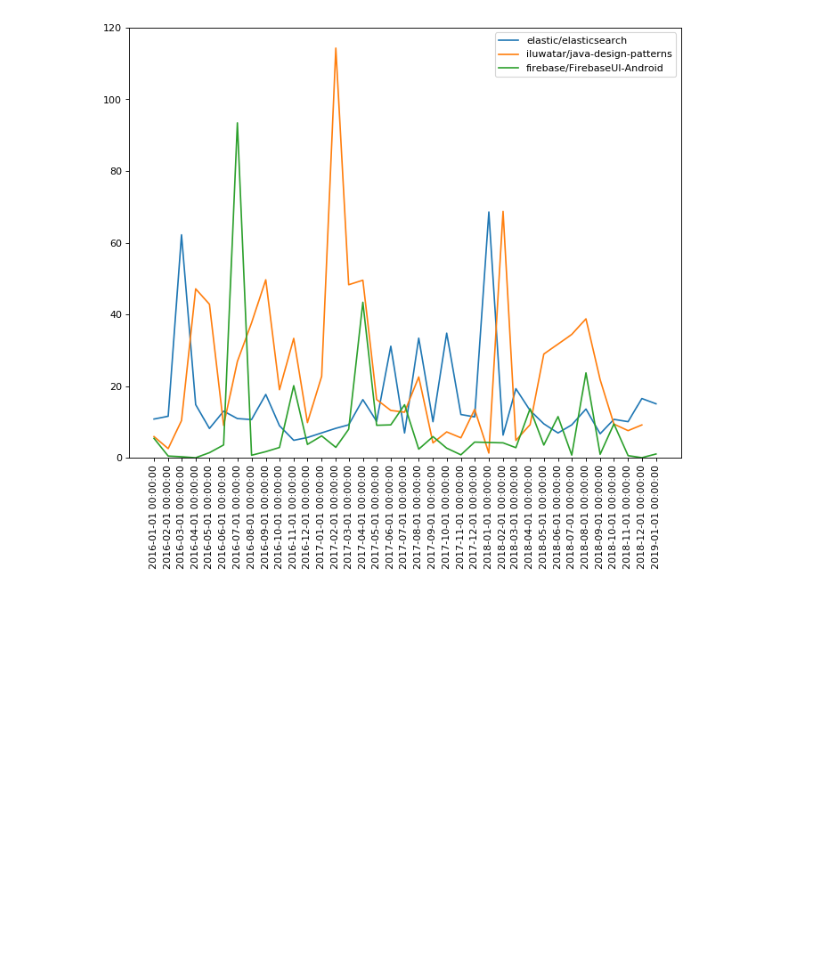
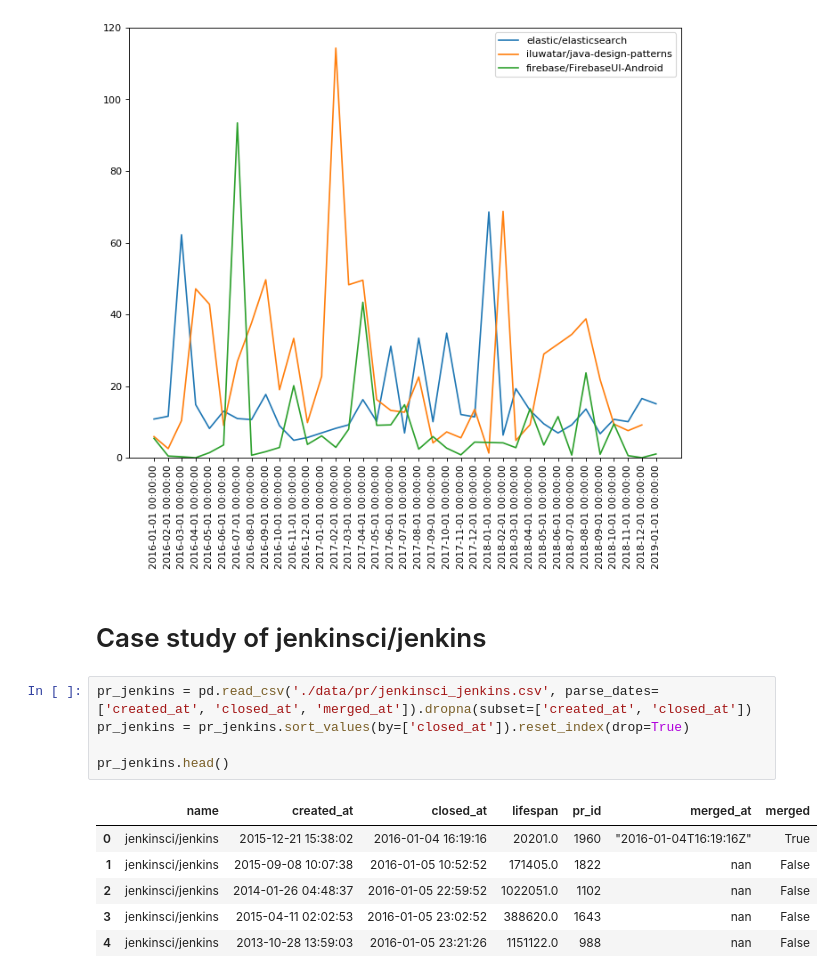
Before and after one commit to castor-software/oss-graph-metrics, a Jupyter notebook: data_analysis/notebook/pr_lifespan.ipynb, the cells around one changed output. Cells and saved outputs as stored; diff of their text form; blank space fills up the shorter version.

```diff
--- a/data_analysis/notebook/pr_lifespan.ipynb
+++ b/data_analysis/notebook/pr_lifespan.ipynb
@@ -42,3 +43,17 @@ def plot_pr_lifespan(*repos):
 plot_pr_lifespan('elastic/elasticsearch', 'iluwatar/java-design-patterns', 'firebase/FirebaseUI-Android')
 # %% [output]
 [figure]
+# %% [markdown]
+# Case study of jenkinsci/jenkins
+# %%
+pr_jenkins = pd.read_csv('./data/pr/jenkinsci_jenkins.csv', parse_dates=['created_at', 'closed_at', 'merged_at']).dropna(subset=['created_at', 'closed_at'])
+pr_jenkins = pr_jenkins.sort_values(by=['closed_at']).reset_index(drop=True)
+
+pr_jenkins.head()
+# %% [output]
+|  | name | created_at | closed_at | lifespan | pr_id | merged_at | merged |
+| 0 | jenkinsci/jenkins | 2015-12-21 15:38:02 | 2016-01-04 16:19:16 | 20201.0 | 1960 | "2016-01-04T16:19:16Z" | True |
+| 1 | jenkinsci/jenkins | 2015-09-08 10:07:38 | 2016-01-05 10:52:52 | 171405.0 | 1822 | nan | False |
+| 2 | jenkinsci/jenkins | 2014-01-26 04:48:37 | 2016-01-05 22:59:52 | 1022051.0 | 1102 | nan | False |
+| 3 | jenkinsci/jenkins | 2015-04-11 02:02:53 | 2016-01-05 23:02:52 | 388620.0 | 1643 | nan | False |
+| 4 | jenkinsci/jenkins | 2013-10-28 13:59:03 | 2016-01-05 23:21:26 | 1151122.0 | 988 | nan | False |
```
Also changed, not shown: parts of 8 cells of this notebook, 10 other files.
